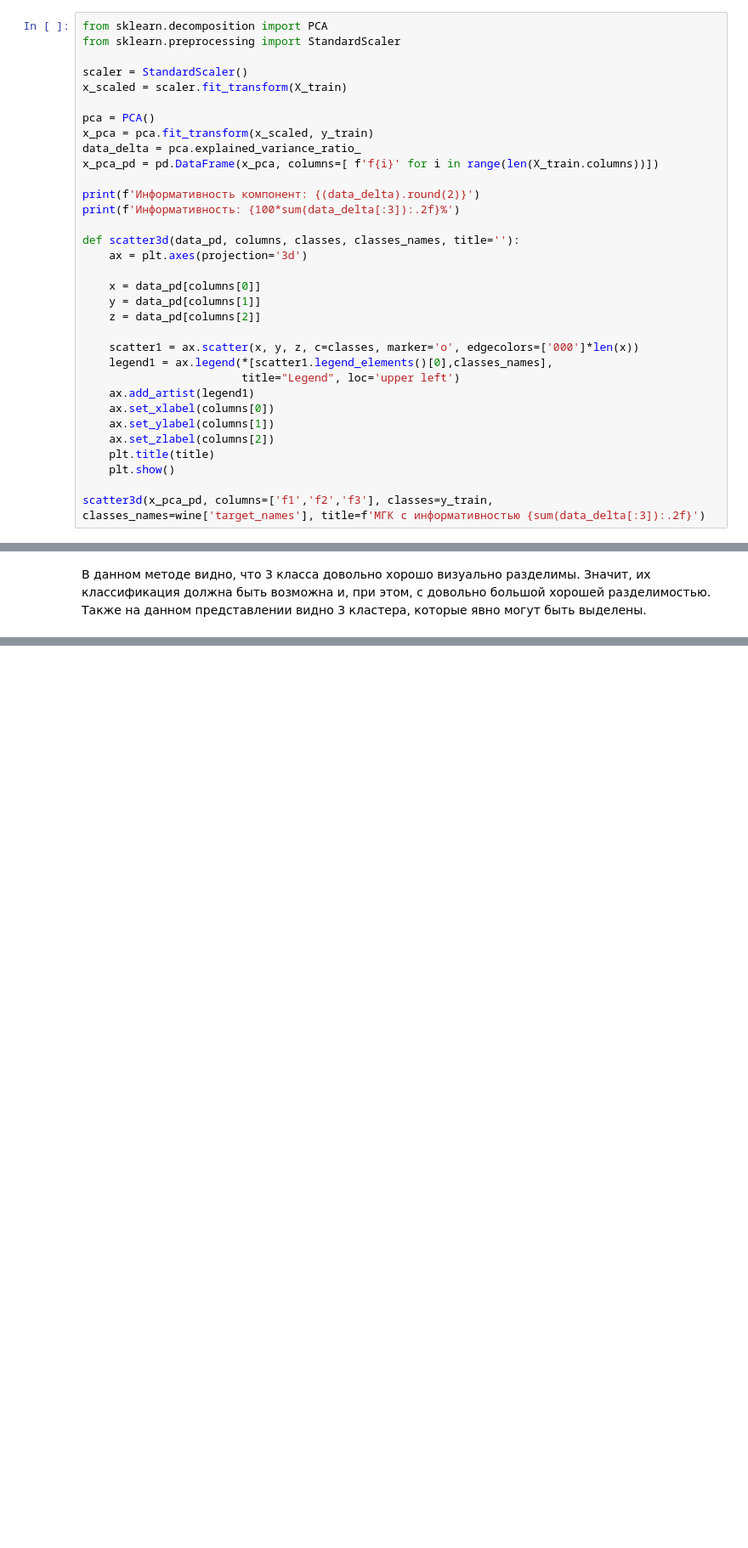
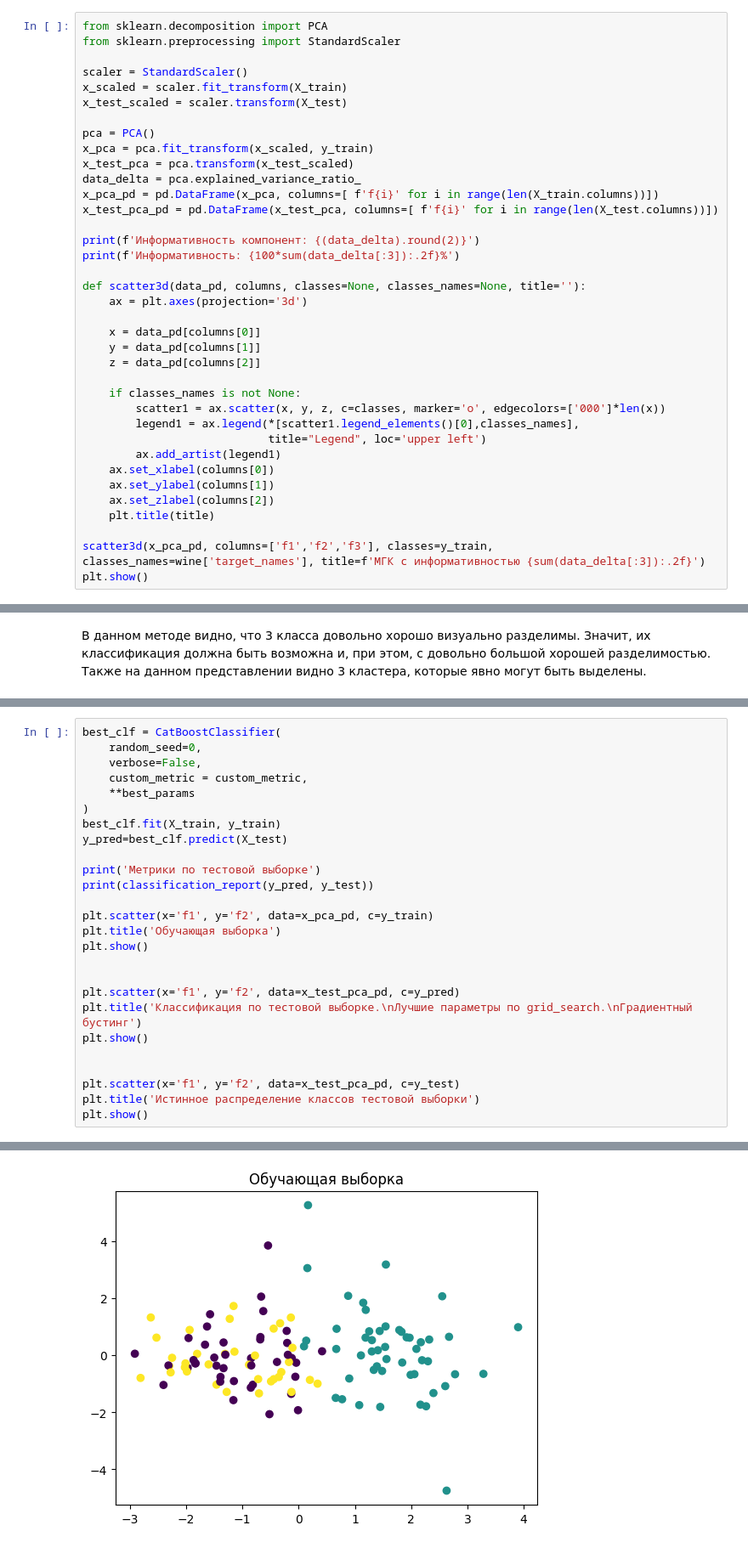
Before and after one commit to ZOaZOaZoa/IAD_lab04, a Jupyter notebook: lab04.ipynb, the cells around one changed output, grey strips where cells are left out. Shown at 85% size. Cells and saved outputs as stored; diff of their text form; blank space fills up the shorter version.

```diff
--- a/lab04.ipynb
+++ b/lab04.ipynb
@@ -91,33 +91,37 @@ from sklearn.preprocessing import StandardScaler
 
 scaler = StandardScaler()
 x_scaled = scaler.fit_transform(X_train)
+x_test_scaled = scaler.transform(X_test)
 
 pca = PCA()
 x_pca = pca.fit_transform(x_scaled, y_train)
+x_test_pca = pca.transform(x_test_scaled)
 data_delta = pca.explained_variance_ratio_
 x_pca_pd = pd.DataFrame(x_pca, columns=[ f'f{i}' for i in range(len(X_train.columns))])
+x_test_pca_pd = pd.DataFrame(x_test_pca, columns=[ f'f{i}' for i in range(len(X_test.columns))])
 
 print(f'Информативность компонент: {(data_delta).round(2)}')
 print(f'Информативность: {100*sum(data_delta[:3]):.2f}%')
 
-def scatter3d(data_pd, columns, classes, classes_names, title=''):
+def scatter3d(data_pd, columns, classes=None, classes_names=None, title=''):
     ax = plt.axes(projection='3d')
 
     x = data_pd[columns[0]]
     y = data_pd[columns[1]]
     z = data_pd[columns[2]]
 
-    scatter1 = ax.scatter(x, y, z, c=classes, marker='o', edgecolors=['000']*len(x))
-    legend1 = ax.legend(*[scatter1.legend_elements()[0],classes_names],
-                        title="Legend", loc='upper left')
-    ax.add_artist(legend1)
+    if classes_names is not None:
+        scatter1 = ax.scatter(x, y, z, c=classes, marker='o', edgecolors=['000']*len(x))
+        legend1 = ax.legend(*[scatter1.legend_elements()[0],classes_names],
+                            title="Legend", loc='upper left')
+        ax.add_artist(legend1)
     ax.set_xlabel(columns[0])
     ax.set_ylabel(columns[1])
     ax.set_zlabel(columns[2])
     plt.title(title)
-    plt.show()
 
 scatter3d(x_pca_pd, columns=['f1','f2','f3'], classes=y_train, classes_names=wine['target_names'], title=f'МГК с информативностью {sum(data_delta[:3]):.2f}')
+plt.show()
 # %% [output]
 Информативность компонент: [0.36 0.19 0.12 0.08 0.07 0.05 0.04 0.03 0.02 0.02 0.02 0.01 0.01]
 Информативность: 66.62%
@@ -148,0 +320,27 @@ X = X_train.loc[]
+# %%
+best_clf = CatBoostClassifier(
+    random_seed=0,
+    verbose=False,
+    custom_metric = custom_metric,
+    **best_params
+)
+best_clf.fit(X_train, y_train)
+y_pred=best_clf.predict(X_test)
+
+print('Метрики по тестовой выборке')
+print(classification_report(y_pred, y_test))
+
+plt.scatter(x='f1', y='f2', data=x_pca_pd, c=y_train)
+plt.title('Обучающая выборка')
+plt.show()
+
+
+plt.scatter(x='f1', y='f2', data=x_test_pca_pd, c=y_pred)
+plt.title('Классификация по тестовой выборке.\nЛучшие параметры по grid_search.\nГрадиентный бустинг')
+plt.show()
+
+
+plt.scatter(x='f1', y='f2', data=x_test_pca_pd, c=y_test)
+plt.title('Истинное распределение классов тестовой выборки')
+plt.show()
+# %% [output]
@@ -148,0 +357 @@ X = X_train.loc[]
+[figure, added]
```
Also changed, not shown: parts of 8 cells of this notebook, 7 other files.
